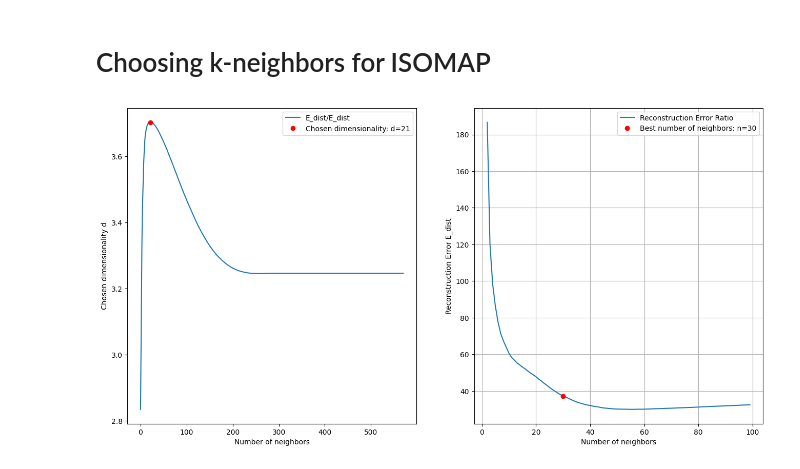
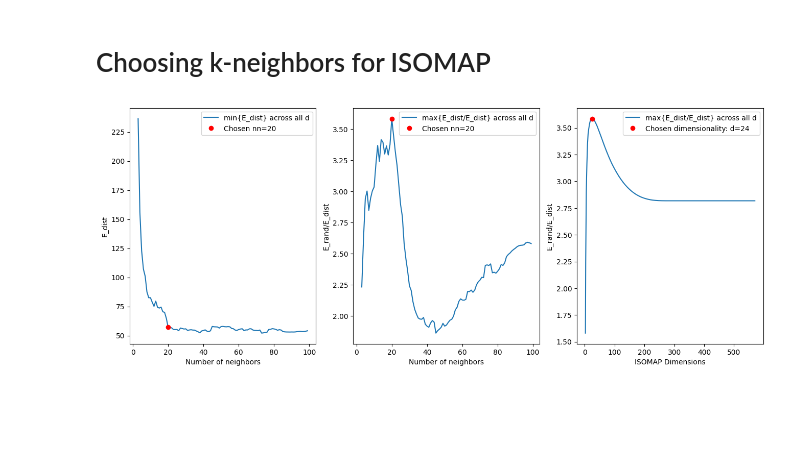
Before and after one commit to Vivikar/central-sulcus-analysis, a Jupyter notebook: shape_features/1_HyperParameterTuningISOMAP.ipynb, the cells around one changed output. Drawn from its saved outputs; the diff is of its cells as text; code cells hidden in the pictures; blank space fills up the shorter version.

```diff
--- a/shape_features/1_HyperParameterTuningISOMAP.ipynb
+++ b/shape_features/1_HyperParameterTuningISOMAP.ipynb
@@ -49,24 +47,43 @@ hp_resuluts  =pd.read_pickle('/mrhome/vladyslavz/git/central-sulcus-analysis/sha
+# %%
+hp_resuluts = pd.read_pickle('/mrhome/vladyslavz/git/central-sulcus-analysis/shape_features/data/nobackup/hp_resuluts_error_ext_double_corr.pkl')
+#[ [(e_dist, e_rand/e_dist) for dim in range(2, 571)] for nn in range(3, 100)]
+min_recon_error = [np.min([tup[0] for tup in nn_res]) for nn_res in hp_resuluts]
+max_error_prop = [np.max([tup[1] for tup in nn_res]) for nn_res in hp_resuluts]
+# %%
+fig, axs = plt.subplots(1, 3, figsize=(16, 6))
+
+axs[0].plot(list(range(3, 100)), min_recon_error)
+axs[0].set_xlabel('Number of neighbors')
+axs[0].set_ylabel('E_dist')
+
+axs[0].plot(np.argmax(max_error_prop)+3, min_recon_error[np.argmax(max_error_prop)], 'ro')
+axs[0].legend(['min{E_dist} across all d', f'Chosen nn={np.argmax(max_error_prop)+3}'])
+# plt.show()
+
+axs[1].plot(list(range(3, 100)), max_error_prop)
+axs[1].set_xlabel('Number of neighbors')
+axs[1].plot(np.argmax(max_error_prop)+3, max(max_error_prop), 'ro')
+axs[1].legend(['max{E_dist/E_dist} across all d', f'Chosen nn={np.argmax(max_error_prop)+3}'])
+axs[1].set_ylabel('E_rand/E_dist')
+
+best_propr = [x[1] for x in hp_resuluts[np.argmax(max_error_prop)]]
+axs[2].plot(list(range(2, 571)), best_propr)
+axs[2].plot(np.argmax(best_propr)+2, max(best_propr), 'ro')
+axs[2].legend(['max{E_dist/E_dist} across all d', f'Chosen dimensionality: d={np.argmax(best_propr)+2}'])
+axs[2].set_xlabel('ISOMAP Dimensions')
+axs[2].set_ylabel('E_rand/E_dist')
+
+plt.show()
+# %% [output]
+[figure, added]
 # %%
 e_dist = [x[0] for x in hp_resuluts[28]]
 e_Prop = [x[1] for x in hp_resuluts[28]]
 # %%
-fig, axs = plt.subplots(1, 2, figsize=(16, 8))
-best_d = [np.argmax(hp_resuluts[i][0]) for i in range(len(hp_resuluts))]
-best_prop = [np.max(hp_resuluts[i][1]) for i in range(len(hp_resuluts))]
-
-axs[0].plot(list(range(571)), e_Prop)
+axs[0].plot(list(range(3,100)),best_prop)
 axs[0].set_xlabel('Number of neighbors')
-axs[0].set_ylabel('Chosen dimensionality d')
-axs[0].plot(np.argmax(e_Prop), max(e_Prop), 'ro')
-axs[0].legend(['E_dist/E_dist', f'Chosen dimensionality: d={np.argmax(e_Prop)}'])
-# plt.show()
-
-axs[1].plot(list(range(2,100)),best_prop)
-axs[1].set_xlabel('Number of neighbors')
-axs[1].set_ylabel('Reconstruction Error E_dist')
-axs[1].plot(list(range(2,100))[28], best_prop[28], 'ro')
-plt.legend(['Reconstruction Error Ratio', f'Best number of neighbors: n={list(range(2, 40))[28]}'])
+axs[0].set_ylabel('Reconstruction Error E_dist')
+axs[0].plot(list(range(3,100))[28], best_prop[28], 'ro')
+plt.legend(['Reconstruction Error Ratio', f'Best number of neighbors: n={list(range(3, 40))[28]}'])
 plt.grid()
 plt.show()
-# %% [output]
-[figure, removed]
```
Also changed, not shown: parts of 1 cell of this notebook, 4 other files.
